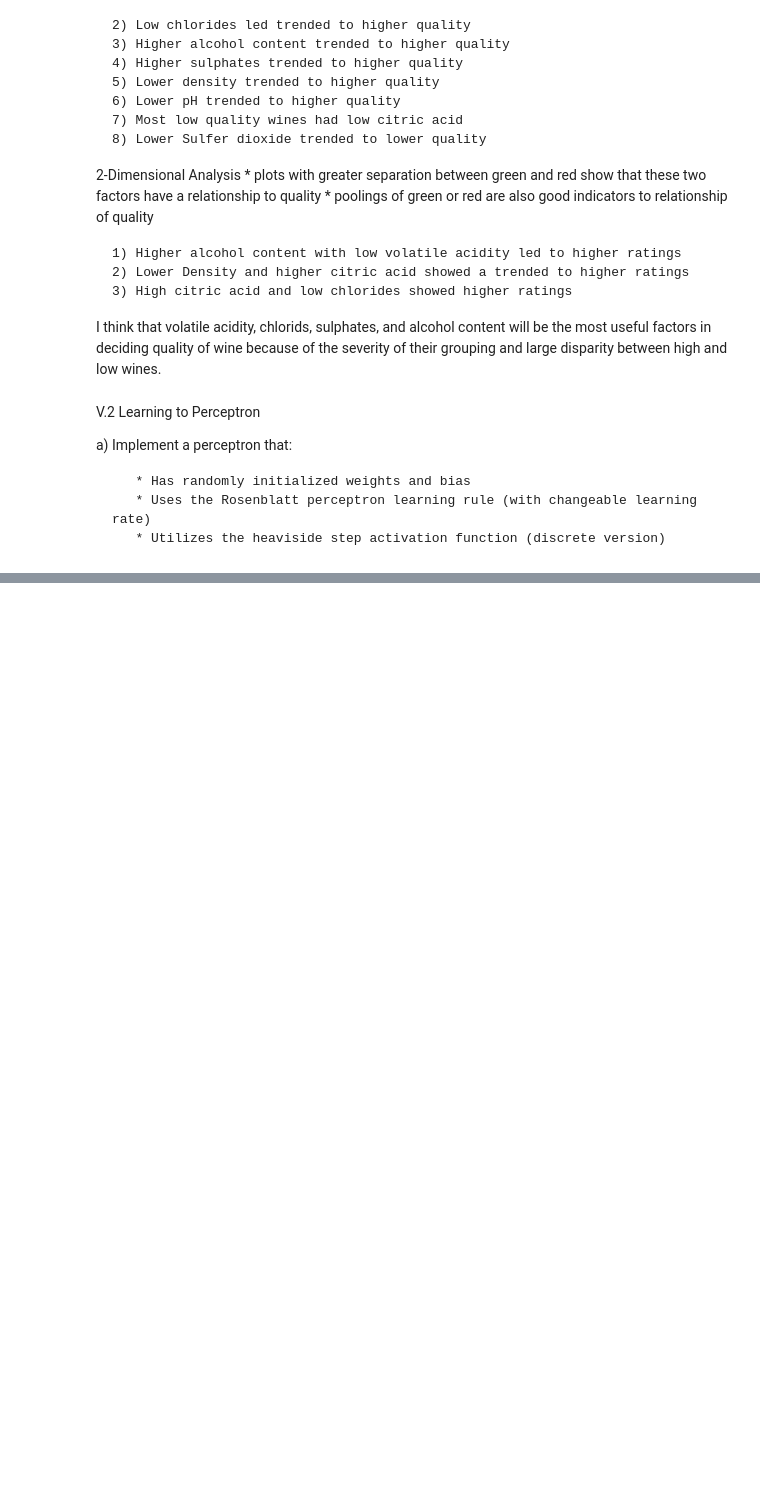
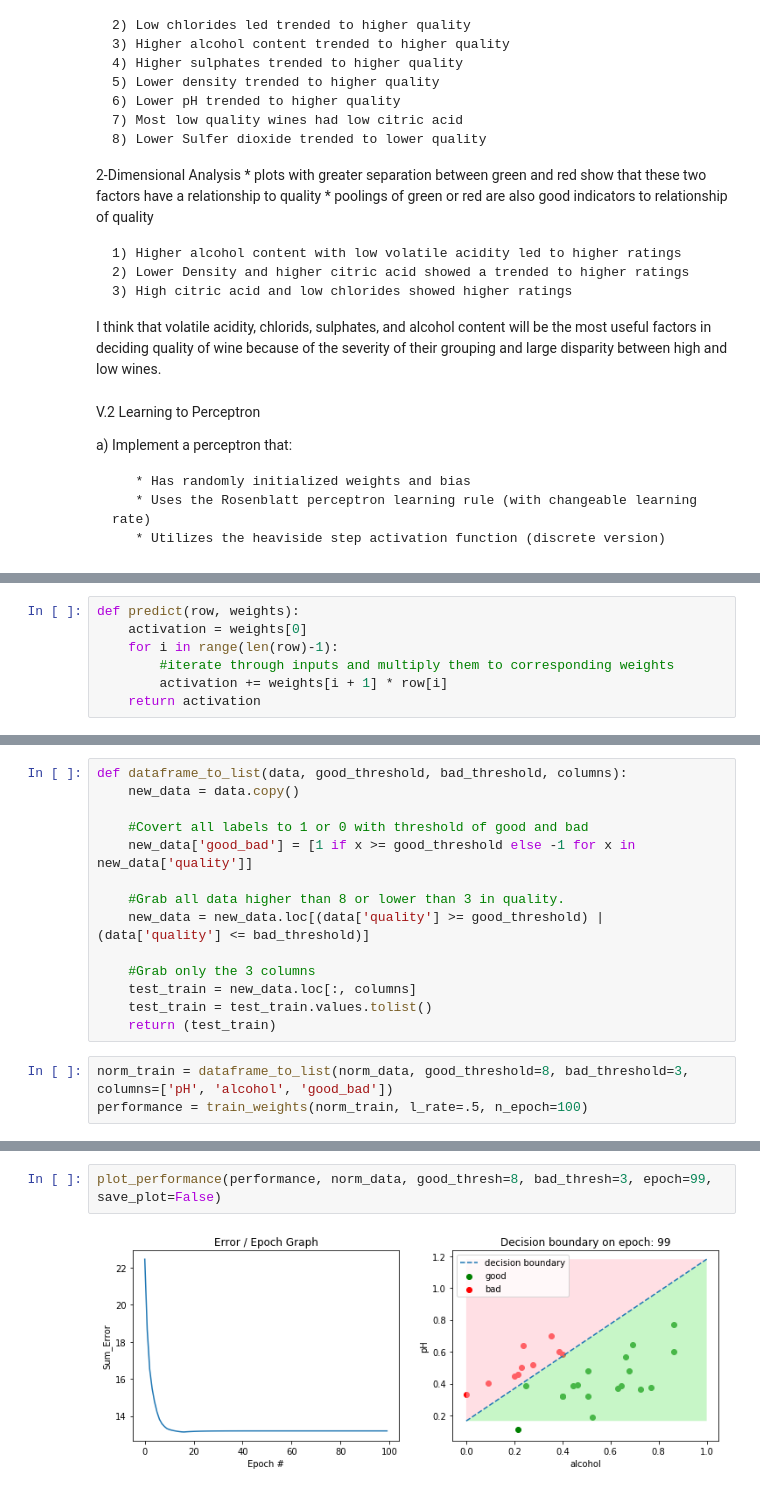
Before and after one commit to ssong42/Perceptron, a Jupyter notebook: ft_sommelier.ipynb, the cells around one changed output, grey strips where cells are left out. Saved outputs shown, nothing was run; the diff lists cells and outputs as text; blank space fills up the shorter version.

```diff
--- a/ft_sommelier.ipynb
+++ b/ft_sommelier.ipynb
@@ -437,0 +465,7 @@ plot_performance(performance, data, 8, 3, 800)
+# %%
+def predict(row, weights):
+    activation = weights[0]
+    for i in range(len(row)-1):
+        #iterate through inputs and multiply them to corresponding weights
+        activation += weights[i + 1] * row[i]
+    return activation
@@ -437,0 +529,17 @@ plot_performance(performance, data, 8, 3, 800)
+# %%
+def dataframe_to_list(data, good_threshold, bad_threshold, columns):
+    new_data = data.copy()
+
+    #Covert all labels to 1 or 0 with threshold of good and bad
+    new_data['good_bad'] = [1 if x >= good_threshold else -1 for x in new_data['quality']]
+
+    #Grab all data higher than 8 or lower than 3 in quality.
+    new_data = new_data.loc[(data['quality'] >= good_threshold) | (data['quality'] <= bad_threshold)]
+
+    #Grab only the 3 columns
+    test_train = new_data.loc[:, columns]
+    test_train = test_train.values.tolist()
+    return (test_train)
+# %%
+norm_train = dataframe_to_list(norm_data, good_threshold=8, bad_threshold=3, columns=['pH', 'alcohol', 'good_bad'])
+performance = train_weights(norm_train, l_rate=.5, n_epoch=100)
@@ -437,0 +564,4 @@ plot_performance(performance, data, 8, 3, 800)
+# %%
+plot_performance(performance, norm_data, good_thresh=8, bad_thresh=3, epoch=99, save_plot=False)
+# %% [output]
+[figure, added]
```
Also changed, not shown: parts of 51 cells of this notebook, 1 other file.
